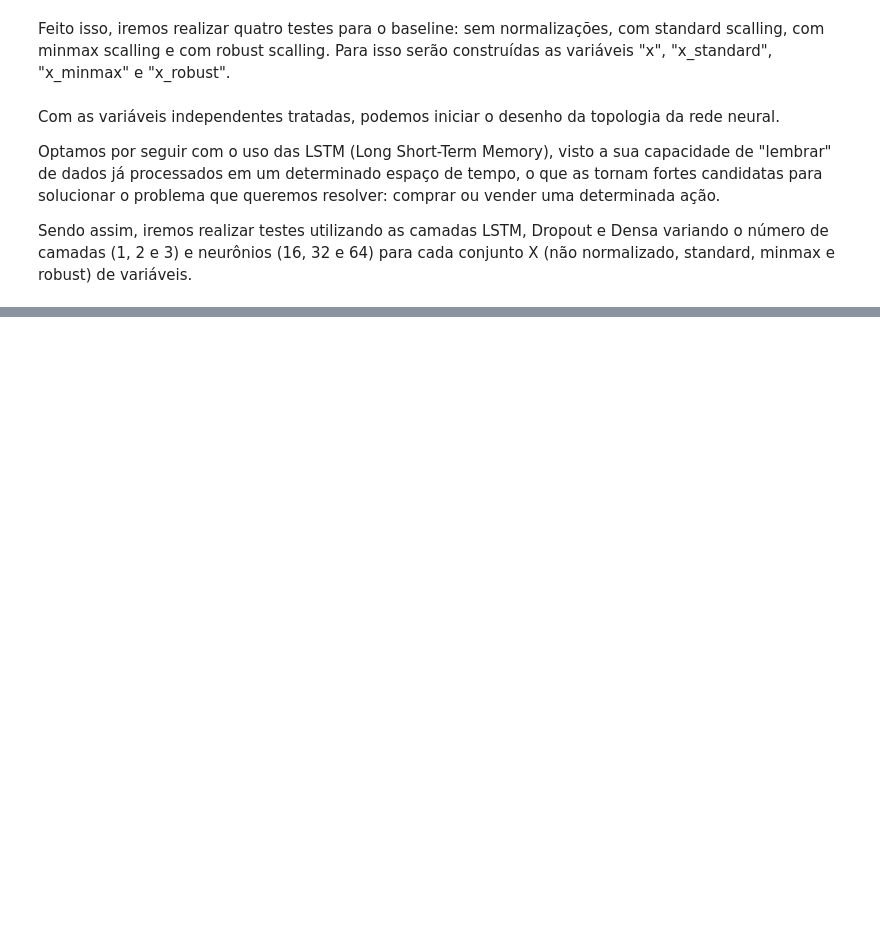
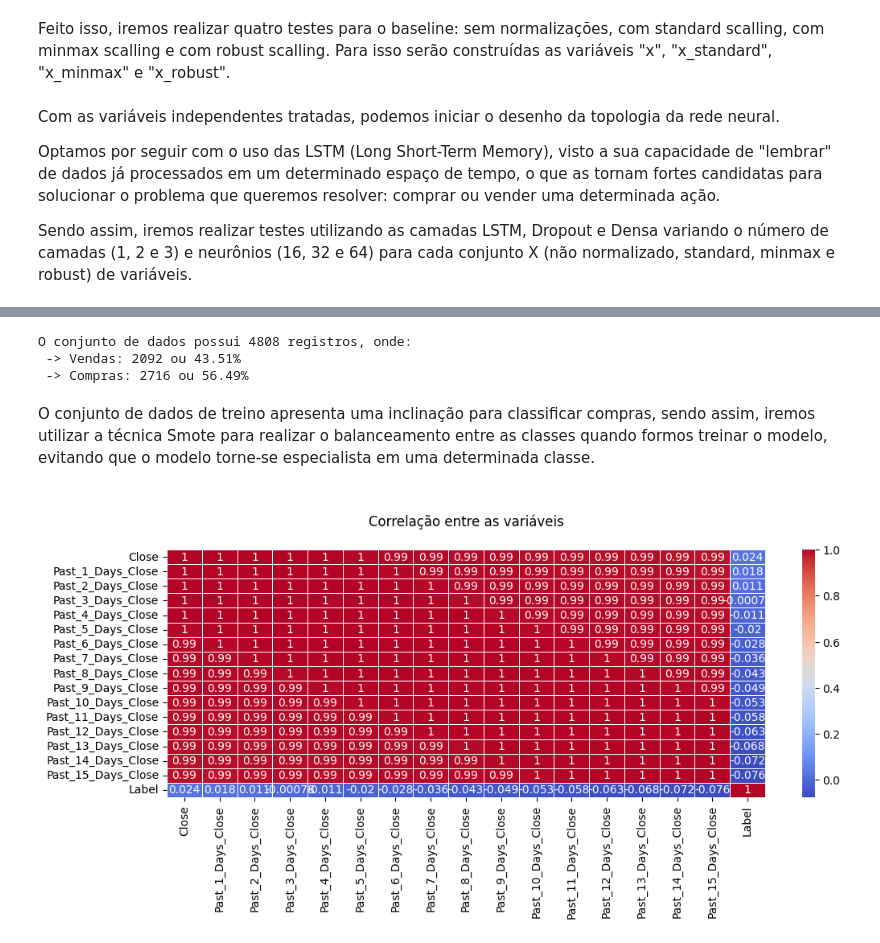
Before and after one commit to leonardosantosrocha/fiap-deep-learning, a Jupyter notebook: main.ipynb, the cells around one changed output, grey strips where cells are left out. Saved outputs shown, nothing was run; the diff lists cells and outputs as text; code cells hidden in the pictures; blank space fills up the shorter version.

Commit message:
rede para predição das ações vale3.

```diff
--- a/main.ipynb
+++ b/main.ipynb
@@ -1053,0 +1060,3 @@ Além disso, vale evidenciar que assim como no conjunto de dados de treinamento
+# %%
+raw_vale3_train = pd.read_csv("_datasets/vale3/treino.csv")
+raw_vale3_train.tail(5)
@@ -1053,0 +1082,4 @@ Além disso, vale evidenciar que assim como no conjunto de dados de treinamento
+# %%
+spec_vale3_train = raw_vale3_train.drop(columns="Smoothed_Close")
+spec_vale3_train = spec_vale3_train[["Close", "Past_1_Days_Close", "Past_2_Days_Close", "Past_3_Days_Close", "Past_4_Days_Close", "Past_5_Days_Close", "Past_6_Days_Close", "Past_7_Days_Close", "Past_8_Days_Close", "Past_9_Days_Close", "Past_10_Days_Close", "Past_11_Days_Close", "Past_12_Days_Close", "Past_13_Days_Close", "Past_14_Days_Close", "Past_15_Days_Close", "Label"]]
+spec_vale3_train.tail(5)
@@ -1053,0 +1119,37 @@ Além disso, vale evidenciar que assim como no conjunto de dados de treinamento
+# %%
+label_distribution = ddb.sql("""SELECT Label, COUNT(*) AS Regs from spec_vale3_train GROUP BY 1""").to_df()
+size = spec_vale3_train.shape[0]
+buy_count = label_distribution["Regs"][0]
+sell_count = label_distribution["Regs"][1]
+buy_percentual = round((buy_count / size) * 100, 2)
+sell_percentual = round((sell_count / size) * 100, 2)
+
+print(f"O conjunto de dados possui {size} registros, onde:")
+print(f" -> Vendas: {buy_count} ou {buy_percentual}%")
+print(f" -> Compras: {sell_count} ou {sell_percentual}%")
+# %% [output]
+O conjunto de dados possui 4808 registros, onde:
+ -> Vendas: 2092 ou 43.51%
+ -> Compras: 2716 ou 56.49%
+# %% [markdown]
+O conjunto de dados de treino apresenta uma inclinação para classificar compras, sendo assim, iremos utilizar a técnica Smote para realizar o balanceamento entre as classes quando formos treinar o modelo, evitando que o modelo torne-se especialista em uma determinada classe.
+# %%
+correlation = spec_vale3_train.select_dtypes("number").corr()
+
+plt.figure(figsize=(12, 4))
+
+sns.heatmap(
+    correlation,
+    annot=True,
+    annot_kws={"size" : 10},
+    cmap="coolwarm",
+    cbar=True,
+    linewidths=0.5,
+    linecolor="white"
+)
+
+plt.title("\nCorrelação entre as variáveis\n", fontdict={"size" : 12})
+
+plt.show()
+# %% [output]
+[figure, added]
```
Also changed, not shown: parts of 46 cells of this notebook.
